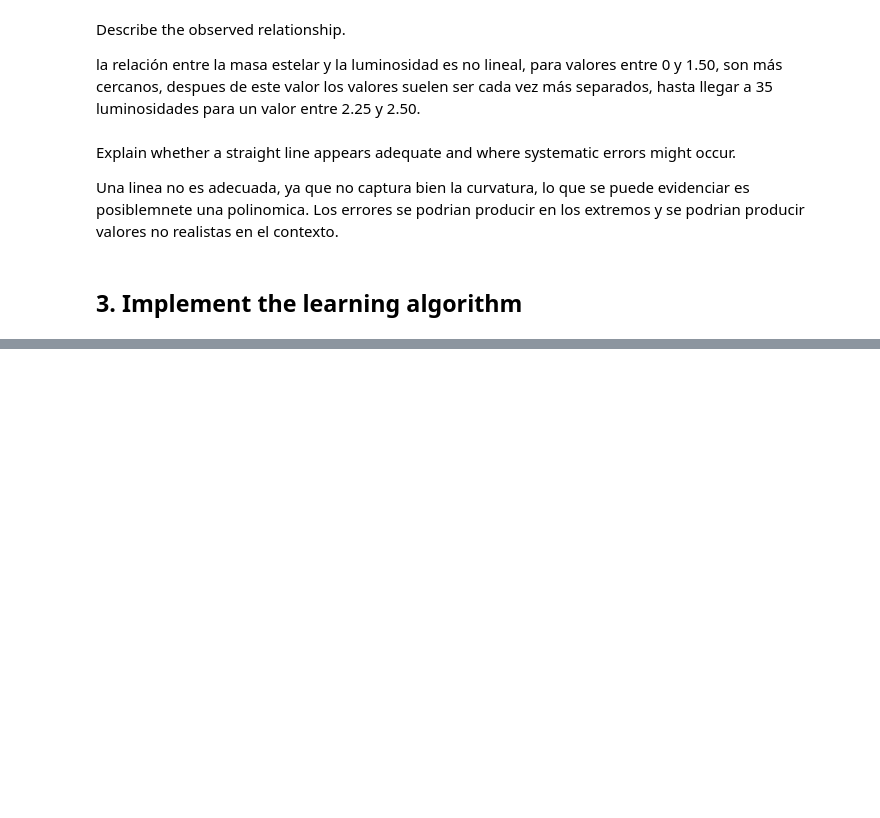
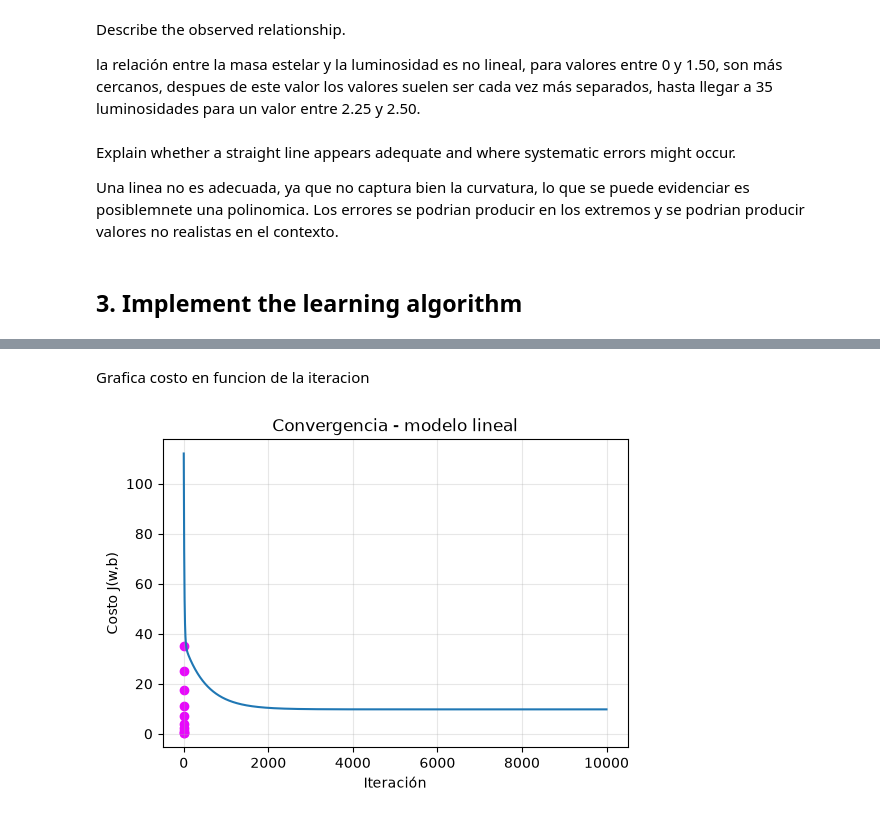
Before and after one commit to LuizaGonzalez/AI-and-Regression-Refresher, a Jupyter notebook: stellar_luminosity_hands_on.ipynb, the cells around one changed output, grey strips where cells are left out. Cells and saved outputs as stored; diff of their text form; code cells hidden in the pictures; blank space fills up the shorter version.

Commit message:
feat: train a linear model

```diff
--- a/stellar_luminosity_hands_on.ipynb
+++ b/stellar_luminosity_hands_on.ipynb
@@ -65,0 +105,8 @@ Los errores se podrian producir en los extremos y se podrian producir valores no
+# %%
+def compute_cost(X,y,w,b):
+    m = X.shape[0]
+    y_hat = predict(X,w,b)
+    error = y_hat -y
+    cost = (error @ error) /(2 * m)
+
+    return cost
@@ -65,0 +115,10 @@ Los errores se podrian producir en los extremos y se podrian producir valores no
+# %%
+def compute_gradient(X,y,w,b):
+    m = X.shape[0]
+    y_hat = predict(X,w,b)
+    error = y_hat -y
+
+    dj_dw = (X.T @ error) / m
+    dj_db = np.sum(error) / m
+
+    return dj_dw, dj_db
@@ -65,0 +149,18 @@ Los errores se podrian producir en los extremos y se podrian producir valores no
+# %%
+X_linear = mass.reshape(-1, 1)
+print("X_linear shape:", X_linear.shape)
+
+# inicializamos los parametros
+w_init = np.zeros(1)
+b_init = 0.0
+
+#Elegimos la tasa de aprendizaje e iteraciones
+learning_rate = 0.01
+iterations = 10000
+
+# Entrenar
+w_lin, b_lin, it_lin, cost_lin = gradient_descent(X_linear, luminosity, w_init, b_init, learning_rate, iterations)
+
+print("w final: ", w_lin)
+print("b final: ", b_lin)
+print("Costo final: ", cost_lin[-1])
@@ -65,0 +185,13 @@ Los errores se podrian producir en los extremos y se podrian producir valores no
+# %% [markdown]
+Grafica costo en funcion de la iteracion
+# %%
+plt.figure(figsize = (6,4))
+plt.scatter(mass, luminosity, color="#E808FC")
+plt.plot(cost_lin)
+plt.xlabel("Iteración")
+plt.ylabel("Costo J(w,b)")
+plt.title("Convergencia - modelo lineal")
+plt.grid(True, alpha = 0.3)
+plt.show()
+# %% [output]
+[figure, added]
```
Also changed, not shown: parts of 9 cells of this notebook.
